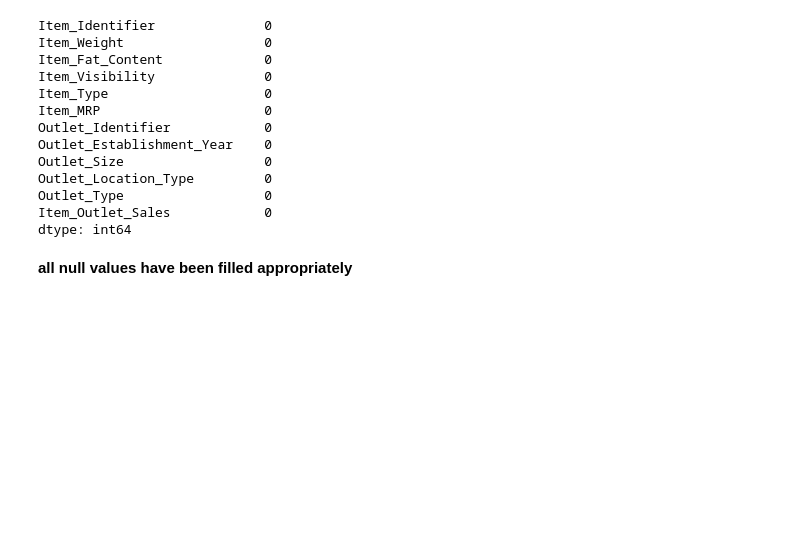
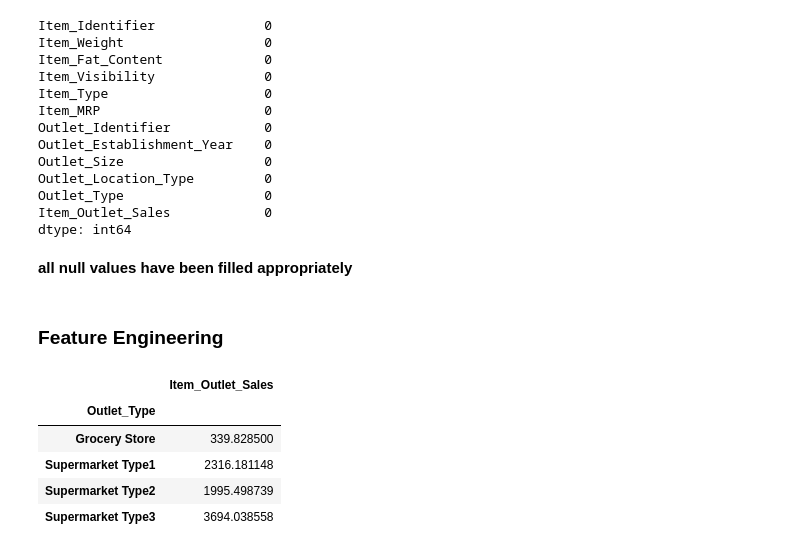
Before and after one commit to aravindsouth/bigmartsales-vc1, a Jupyter notebook: aravind_virtual_comp_1.ipynb, the cells around one changed output. Saved outputs shown, nothing was run; the diff lists cells and outputs as text; code cells hidden in the pictures; blank space fills up the shorter version.

```diff
--- a/aravind_virtual_comp_1.ipynb
+++ b/aravind_virtual_comp_1.ipynb
@@ -299,3 +299,14 @@ Item_Outlet_Sales            0
 dtype: int64
 # %% [markdown]
 **all null values have been filled appropriately**
+# %% [markdown]
+### Feature Engineering
+# %%
+train.pivot_table(values='Item_Outlet_Sales', index='Outlet_Type')
+# %% [output]
+|  | Item_Outlet_Sales |
+| Outlet_Type |  |
+| Grocery Store | 339.828500 |
+| Supermarket Type1 | 2316.181148 |
+| Supermarket Type2 | 1995.498739 |
+| Supermarket Type3 | 3694.038558 |
```
Also changed, not shown: parts of 8 cells of this notebook.
